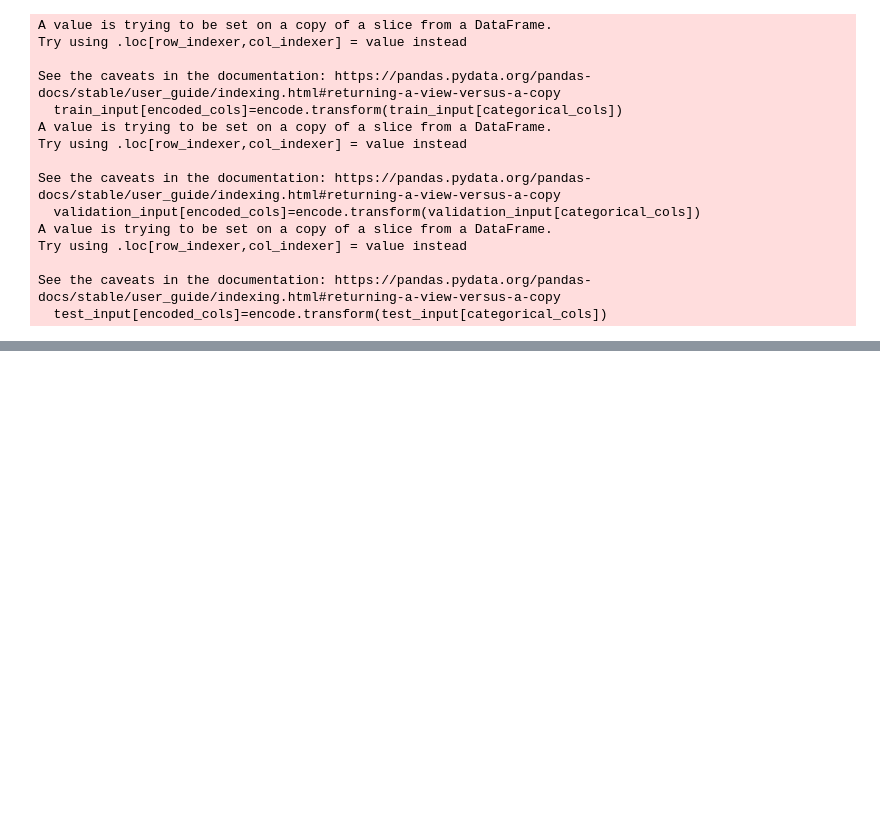
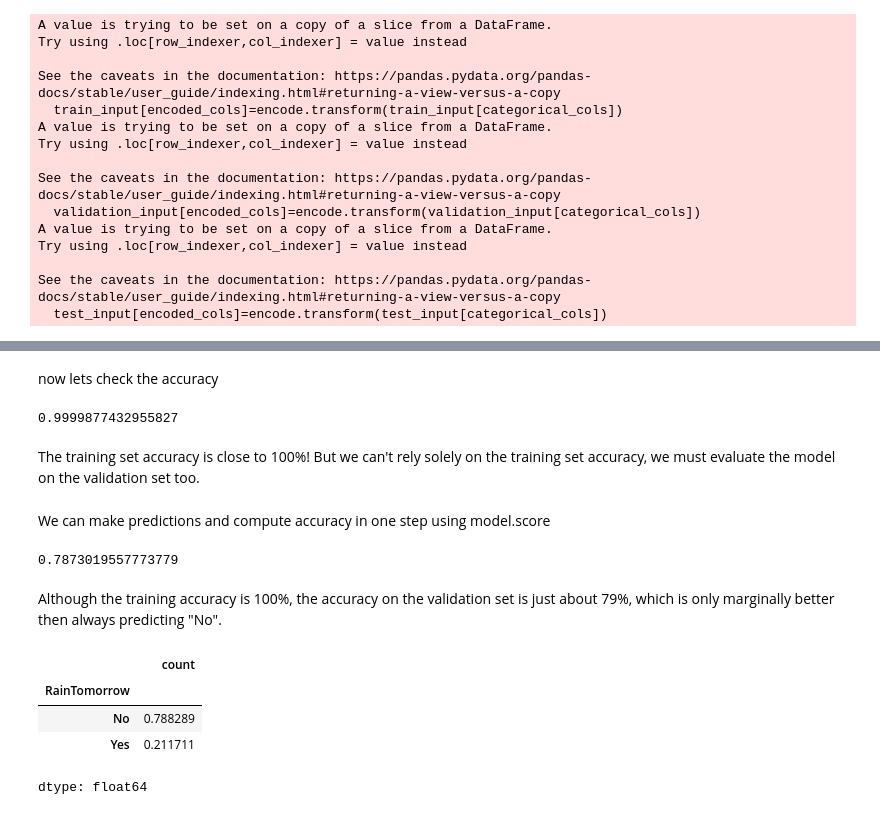
Before and after one commit to 404saugat404/sklearn, a Jupyter notebook: Decision Trees and Random Forests/dt_rf.ipynb, the cells around one changed output, grey strips where cells are left out. Drawn from its saved outputs; the diff is of its cells as text; code cells hidden in the pictures; blank space fills up the shorter version.

```diff
--- a/Decision Trees and Random Forests/dt_rf.ipynb
+++ b/Decision Trees and Random Forests/dt_rf.ipynb
@@ -314,0 +386,24 @@ train_input
+# %% [markdown]
+now lets check the accuracy
+# %%
+accuracy_score(train_preds,train_target)
+# %% [output]
+0.9999877432955827
+# %% [markdown]
+The training set accuracy is close to 100%! But we can't rely solely on the training set accuracy, we must evaluate the model on the validation set too.
+# %% [markdown]
+We can make predictions and compute accuracy in one step using model.score
+# %%
+model.score(x_validation,validation_target)
+# %% [output]
+0.7873019557773779
+# %% [markdown]
+Although the training accuracy is 100%, the accuracy on the validation set is just about 79%, which is only marginally better then always predicting "No".
+# %%
+validation_target.value_counts()/len(validation_target)
+# %% [output]
+|  | count |
+| RainTomorrow |  |
+| No | 0.788289 |
+| Yes | 0.211711 |
+dtype: float64
```
Also changed, not shown: parts of 18 cells of this notebook.
